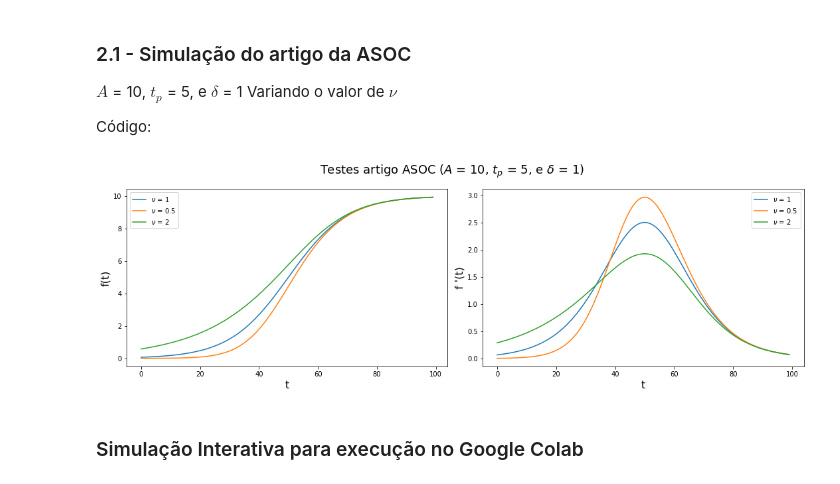
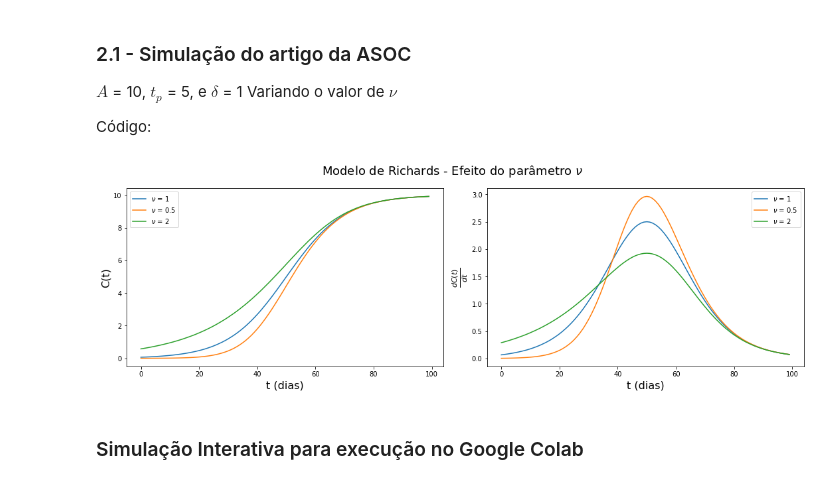
Before and after one commit to fpelogia/epid-models, a Jupyter notebook: Notebooks/functions.ipynb, the cells around one changed output. Saved outputs shown, nothing was run; the diff lists cells and outputs as text; code cells hidden in the pictures.

```diff
--- a/Notebooks/functions.ipynb
+++ b/Notebooks/functions.ipynb
@@ -78,35 +78,37 @@ Código:
 # %%
 # Define time array
 t = np.arange(0, 10, 0.1) # start / end / step
 
 # Model parameters
 A = 10
 tp = 5
 delta = 1
 
 fig, axs = plt.subplots(1, 2, figsize=(15,5)) # 1 row, 2 cols
 plt.rc('axes', labelsize=16)
-fig.suptitle(r'Testes artigo ASOC ($A$ = 10, $t_p$ = 5, e $\delta$ = 1)', fontsize=18)
+#fig.suptitle(r'Testes artigo ASOC ($A$ = 10, $t_p$ = 5, e $\delta$ = 1)', fontsize=18)
+fig.suptitle(r'Modelo de Richards - Efeito do parâmetro $\nu$', fontsize=18)
 #Plot f(t)
 axs[0].plot(f_t(t, A, tp, delta, 1.0), label='$\\nu$ = 1') # nu = 1
 axs[0].plot(f_t(t, A, tp, delta, 0.5), label='$\\nu$ = 0.5') # nu = 0.5
 axs[0].plot(f_t(t, A, tp, delta, 2.0), label='$\\nu$ = 2') # nu = 2
 axs[0].legend()
-axs[0].set_xlabel('t')
-axs[0].set_ylabel('f(t)')
+axs[0].set_xlabel('t (dias)')
+axs[0].set_ylabel('C(t)')
 
 #Plot df(t)/dt
 axs[1].plot(deriv_f_t(t, A, tp, delta, 1.0), label='$\\nu$ = 1') # nu = 1
 axs[1].plot(deriv_f_t(t, A, tp, delta, 0.5), label='$\\nu$ = 0.5') # nu = 0.5
 axs[1].plot(deriv_f_t(t, A, tp, delta, 2.0), label='$\\nu$ = 2') # nu = 2
 axs[1].legend()
-axs[1].set_xlabel('t')
-axs[1].set_ylabel("f '(t)")
+axs[1].set_xlabel('t (dias)')
+axs[1].set_ylabel(r"$\frac{dC(t)}{dt}$")
 
 fig.tight_layout() # fix spacing between subplots
+plt.savefig('richards-asymmetry.png')
 plt.show()
 # %% [output]
-[figure, old version]
+[figure, new version]
 # %% [markdown]
 ### Simulação Interativa para execução no Google Colab
 # %%
```
Also changed, not shown: 24 other files.
